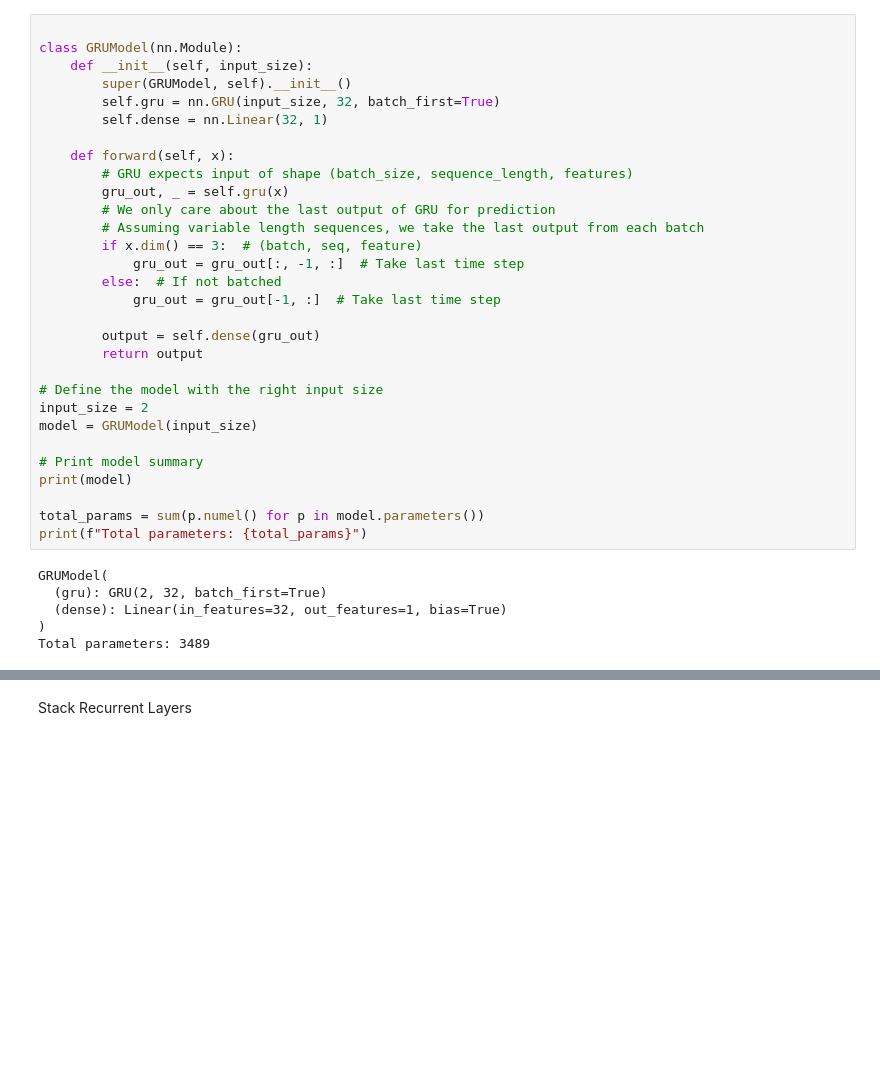
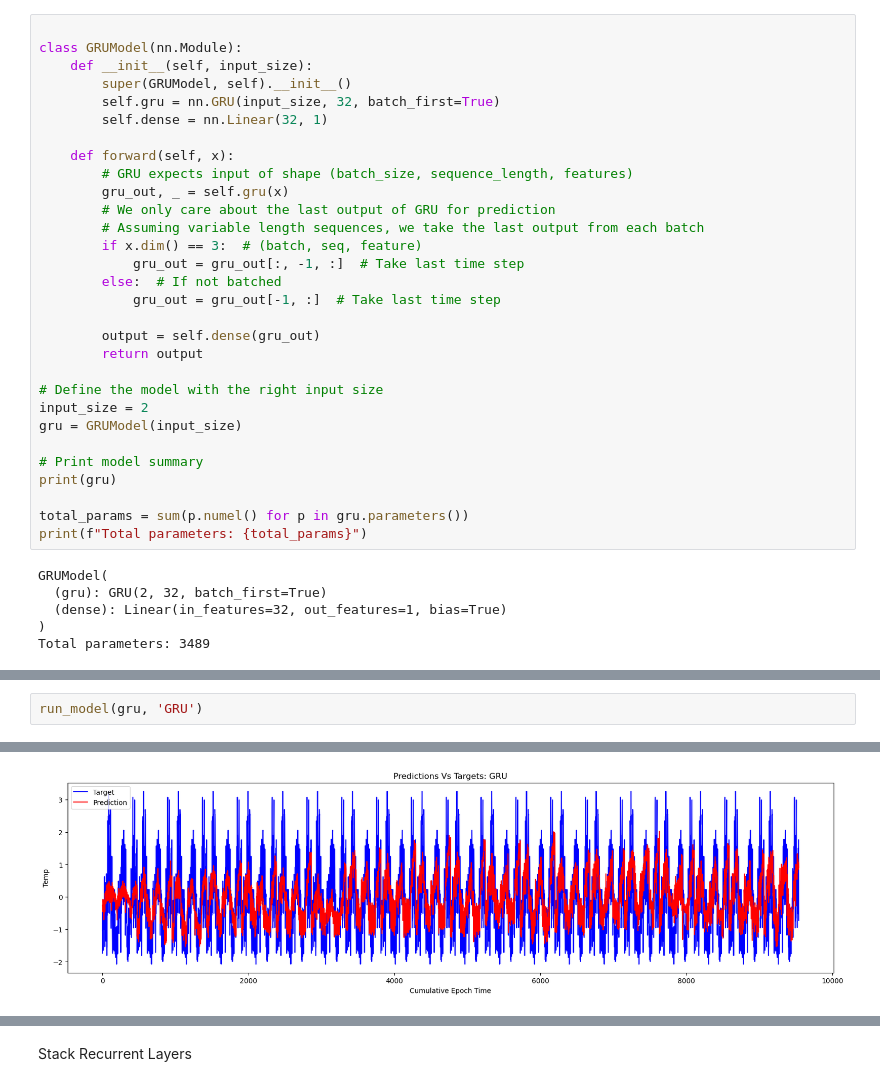
Before and after one commit to andygarcia830/lt5_ml3_hw3, a Jupyter notebook: ML3 - HW3 - LT5.ipynb, the cells around one changed output, grey strips where cells are left out. Saved outputs shown, nothing was run; the diff lists cells and outputs as text; blank space fills up the shorter version.

```diff
--- a/ML3 - HW3 - LT5.ipynb
+++ b/ML3 - HW3 - LT5.ipynb
@@ -725,12 +631,12 @@ class GRUModel(nn.Module):
 
 # Define the model with the right input size
 input_size = 2
-model = GRUModel(input_size)
+gru = GRUModel(input_size)
 
 # Print model summary
-print(model)
+print(gru)
 
-total_params = sum(p.numel() for p in model.parameters())
+total_params = sum(p.numel() for p in gru.parameters())
 print(f"Total parameters: {total_params}")
 # %% [output]
 GRUModel(
@@ -854,0 +647,3 @@ plt.show()
+# %%
+run_model(gru, 'GRU')
+# %% [output]
@@ -854,0 +667 @@ plt.show()
+[figure, added]
```
Also changed, not shown: parts of 22 cells of this notebook.
